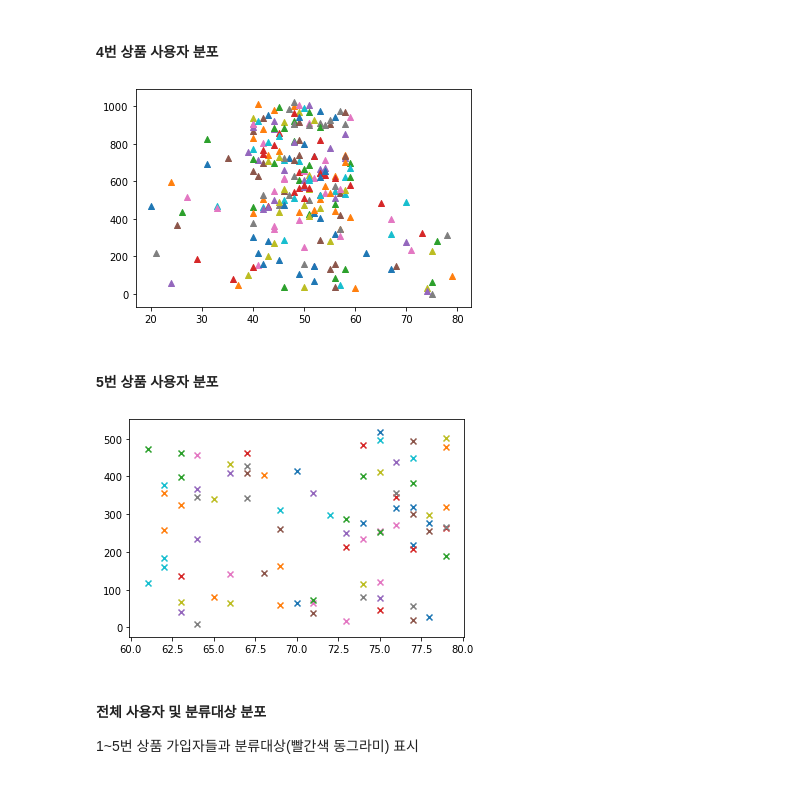
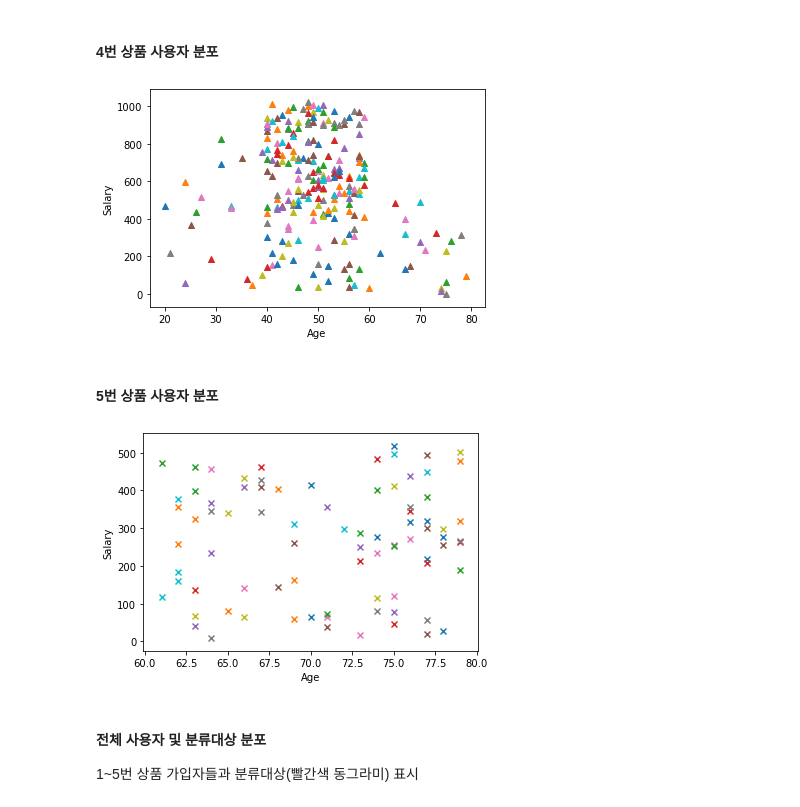
Before and after one commit to hschoi1104/-Bank_products_Recommendation_System, a Jupyter notebook: Bank_products_Recommendation_System(Deposit).ipynb, the cells around one changed output. Cells and saved outputs as stored; diff of their text form; code cells hidden in the pictures.

```diff
--- a/Bank_products_Recommendation_System(Deposit).ipynb
+++ b/Bank_products_Recommendation_System(Deposit).ipynb
@@ -132,19 +131,23 @@ plt.show()
 # %%
 for i in range(0,len(Person)):
     if Category[i][0]==4:
         plt.scatter(Person[i][0],Person[i][1],marker='^');
+plt.xlabel('Age')
+plt.ylabel('Salary')
 plt.show()
 # %% [output]
-[figure, old version]
+[figure, new version]
 # %% [markdown]
 #### 5번 상품 사용자 분포
 # %%
 for i in range(0,len(Person)):
     if Category[i][0]==5:
         plt.scatter(Person[i][0],Person[i][1],marker='x');
+plt.xlabel('Age')
+plt.ylabel('Salary')
 plt.show()
 # %% [output]
-[figure, old version]
+[figure, new version]
 # %% [markdown]
 #### 전체 사용자 및 분류대상 분포
 
```
Also changed, not shown: parts of 10 cells of this notebook.
